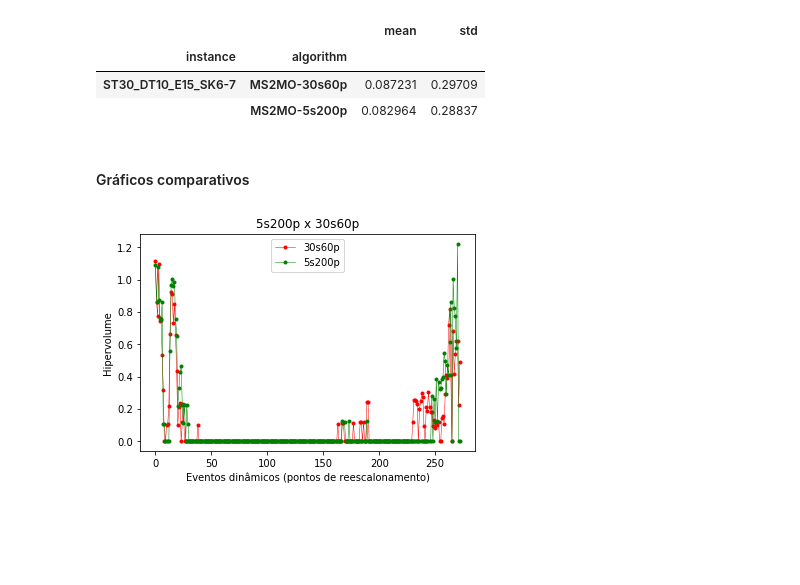
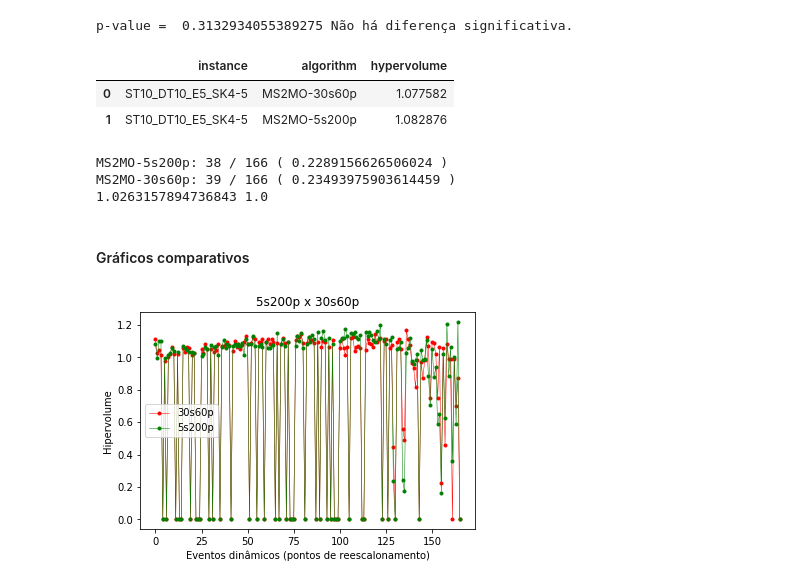
Before and after one commit to rodrigoamaral/spsp-jmetal, a Jupyter notebook: dspsp-analysis/rq1_swarm-size.ipynb, the cells around one changed output. Drawn from its saved outputs; the diff is of its cells as text; code cells hidden in the pictures; blank space fills up the shorter version.

```diff
--- a/dspsp-analysis/rq1_swarm-size.ipynb
+++ b/dspsp-analysis/rq1_swarm-size.ipynb
@@ -6,17 +6,18 @@
+# %%
+import numpy as np
+import pandas as pd
+import matplotlib.pyplot as plt
+from scipy.stats import wilcoxon
+
+from dspsp_analysis import (algorithm_dataset, instance_dataset, comparison_dataset,
+                            max_event, metrics_dataset, mean_hypervolume, median_hypervolume)
+
+%matplotlib inline
+
+data = metrics_dataset(filepath="../hypervolume/metrics-rq1-swarm-size.csv")
+instance_ids = list(data.instance.unique())
+algorithm_ids = list(data.algorithm.unique())
 # %%
-import numpy as np
-import pandas as pd
-import matplotlib.pyplot as plt
-
-from dspsp_analysis import (algorithm_dataset, instance_dataset, comparison_dataset,
-                            max_event, metrics_dataset, mean_hypervolume)
-
-%matplotlib inline
-
-data = metrics_dataset(filepath="../hypervolume/metrics-by-swarm-size.csv")
-instance_ids = list(data.instance.unique())
-algorithm_ids = list(data.algorithm.unique())
-
 instance_datasets = {}
 for inst in instance_ids:
     ds = instance_dataset(data, inst, zero_values=True)
@@ -30,25 +31,58 @@ for inst in instance_ids:
     min_event = min([max_event(ds) for ds in comparison_datasets[inst].values()])
     for k in comparison_datasets[inst].keys():
         comparison_datasets[inst][k] = comparison_datasets[inst][k][:min_event+1]
+
+cmp_poucos = comparison_datasets["ST10_DT10_E5_SK4-5"]["MS2MO-5s200p"]
+cmp_muitos = comparison_datasets["ST10_DT10_E5_SK4-5"]["MS2MO-30s60p"]
+
+s, p = wilcoxon(cmp_poucos.hypervolume, cmp_muitos.hypervolume)
+
+if (p <= 0.05):
+    print("p-value = ", p, "Há diferença significativa!")
+else:
+    print("p-value = ", p, "Não há diferença significativa.")
+# %% [output]
+p-value =  0.3132934055389275 Não há diferença significativa.
-# %%
-mean_hypervolume(data)
-# %% [output]
-|  |  | mean | std |
-| instance | algorithm |  |  |
-| ST30_DT10_E15_SK6-7 | MS2MO-30s60p | 0.087231 | 0.29709 |
-|  | MS2MO-5s200p | 0.082964 | 0.28837 |
+# %%
+instance_datasets = {}
+for inst in instance_ids:
+    ds = instance_dataset(data, inst, zero_values=False)
+    instance_datasets[inst] = {alg: algorithm_dataset(ds, alg, zero_values=False) for alg in algorithm_ids}
+
+poucos = instance_datasets["ST10_DT10_E5_SK4-5"]["MS2MO-5s200p"]
+muitos = instance_datasets["ST10_DT10_E5_SK4-5"]["MS2MO-30s60p"]
+
+rq1_data = pd.concat([poucos, muitos])
+
+median_hypervolume(rq1_data)
+# %% [output]
+|  | instance | algorithm | hypervolume |
+| 0 | ST10_DT10_E5_SK4-5 | MS2MO-30s60p | 1.077582 |
+| 1 | ST10_DT10_E5_SK4-5 | MS2MO-5s200p | 1.082876 |
+# %%
+n_poucos = cmp_poucos.hypervolume.count()
+n_muitos = cmp_muitos.hypervolume.count()
+z_poucos = cmp_poucos[cmp_poucos.hypervolume == 0].hypervolume.count()
+z_muitos = cmp_muitos[cmp_muitos.hypervolume == 0].hypervolume.count()
+print("MS2MO-5s200p:", z_poucos, "/", n_poucos, "(", z_poucos / n_poucos,")")
+print("MS2MO-30s60p:", z_muitos, "/", n_muitos, "(", z_muitos / n_muitos,")")
+print((z_muitos / n_muitos) / (z_poucos / n_poucos), (z_poucos / n_poucos) / (z_poucos / n_poucos))
+# %% [output]
+MS2MO-5s200p: 38 / 166 ( 0.2289156626506024 )
+MS2MO-30s60p: 39 / 166 ( 0.23493975903614459 )
+1.0263157894736843 1.0
 # %% [markdown]
 #### Gráficos comparativos
 # %%
 plt.title("5s200p x 30s60p")
 plt.xlabel("Eventos dinâmicos (pontos de reescalonamento)")
 plt.ylabel("Hipervolume")
-plt.plot(comparison_datasets["ST30_DT10_E15_SK6-7"]["MS2MO-30s60p"].event, comparison_datasets["ST30_DT10_E15_SK6-7"]["MS2MO-30s60p"].hypervolume, "-ro", markersize=3, lw=.5, label="30s60p")
-plt.plot(comparison_datasets["ST30_DT10_E15_SK6-7"]["MS2MO-5s200p"].event, comparison_datasets["ST30_DT10_E15_SK6-7"]["MS2MO-5s200p"].hypervolume, "-go", markersize=3, lw=.5, label="5s200p")
+plt.plot(comparison_datasets["ST10_DT10_E5_SK4-5"]["MS2MO-30s60p"].event, comparison_datasets["ST10_DT10_E5_SK4-5"]["MS2MO-30s60p"].hypervolume, "-ro", markersize=3, lw=.5, label="30s60p")
+plt.plot(comparison_datasets["ST10_DT10_E5_SK4-5"]["MS2MO-5s200p"].event, comparison_datasets["ST10_DT10_E5_SK4-5"]["MS2MO-5s200p"].hypervolume, "-go", markersize=3, lw=.5, label="5s200p")
 plt.legend()
 plt.show()
 # %% [output]
-[figure, old version]
+[figure, new version]
 # %%
 plt.title("30s60p x 5s200p")
 # plt.xlabel("Eventos dinâmicos (pontos de reescalonamento)")
```
Also changed, not shown: parts of 2 cells of this notebook, 4 other files.
